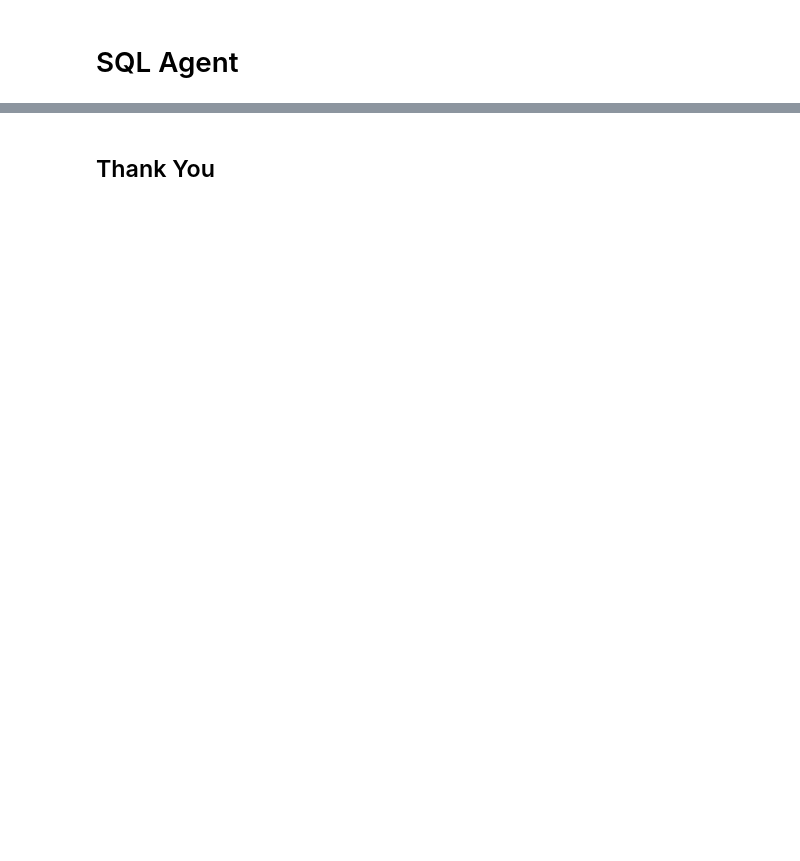
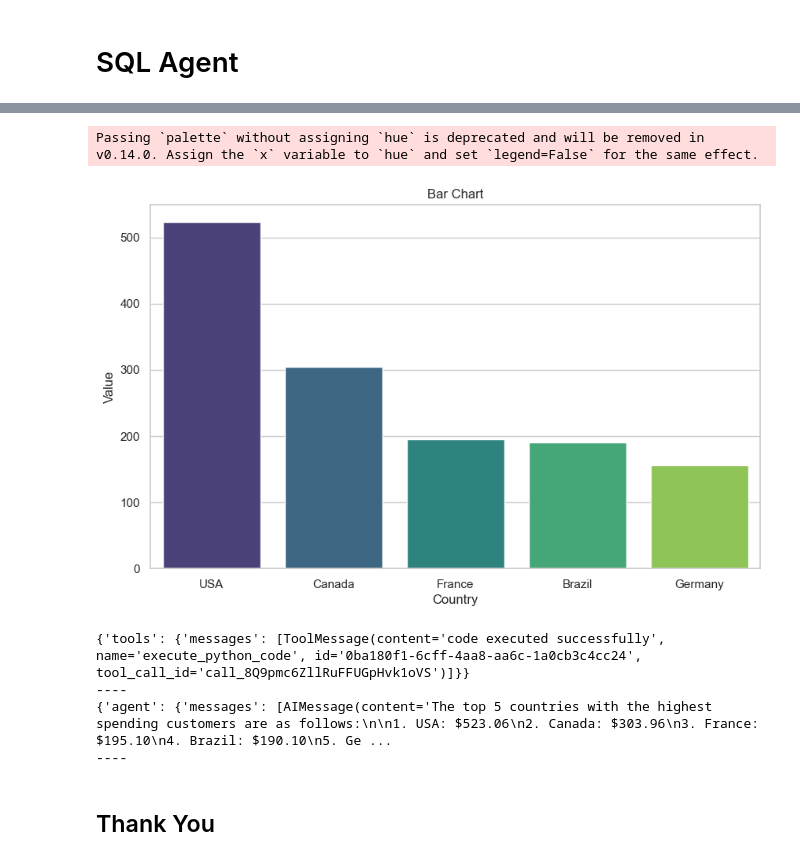
Before and after one commit to anshupandey/ms-generativeai-apr2025, a Jupyter notebook: code11_SQL_Agent.ipynb, the cells around one changed output, grey strips where cells are left out. Saved outputs shown, nothing was run; the diff lists cells and outputs as text; code cells hidden in the pictures; blank space fills up the shorter version.

Commit message:
added tools for python code

```diff
--- a/code11_SQL_Agent.ipynb
+++ b/code11_SQL_Agent.ipynb
@@ -196,2 +170,0 @@ Tool(name='generate_chart', description='Generates a chart for data retrived fro
-# %%
-tools.append(graph_tool)
@@ -199,0 +171,33 @@ agent_executor = create_react_agent(llm, tools,)
+# %%
+from langchain_core.tools import tool
+
+@tool
+def generate_python_code_for_graph(data:str, chart_type:str):
+    """ THis function can be used to generate python code to plot any chart, given the data.
+    Use this once the data to be plotted is available either provided by user or data coming from sql query result.
+
+    Provide the data as python list / dict in string format and chart_typ, e.g. bar, pie etc.
+    """
+    prompt = f""" you are an expert python programmer, write python code to generate {chart_type} for the
+    data: {data}  Keep the code clean, so not write any other expalanation, the code should be executed by exec() in python directly.
+    provide the code as string without any other text. Use libraries like pandas, numpy, matplotlib and seaborn only."""
+    output = llm.invoke(prompt)
+    return output
+
+@tool
+def check_python_code(code:str):
+    """ This funciton can be used to check quality of a python code and clean it.
+    it is to be used after generate_python_code_for_graph and before execute_python_code. """
+    prompt = f""" for the provided code remove any extra string, triple backticks or any dditional text to make it possible
+    to execute using exec() function, do not change the code. code: {code}"""
+    output = llm.invoke(prompt)
+    return output
+
+@tool
+def execute_python_code(code:str):
+    """this function executes any python clean code, use it after check_python_code. expects code in string as input."""
+    exec(code)
+    return "code executed successfully"
+# %%
+tools.extend([generate_python_code_for_graph,check_python_code,execute_python_code])
+tools
@@ -200,6 +212,7 @@ agent_executor = create_react_agent(llm, tools,)
 # %%
+agent_executor = create_react_agent(llm, tools,)
 for s in agent_executor.stream(
-    {"messages": [HumanMessage(content="Which country's customers spent the most? Generate Graph for this")]}
+    {"messages": [HumanMessage(content="Which country's customers spent the most?")]}
 ):
     print(s)
     print("----")
@@ -223,0 +242,7 @@ for s in agent_executor.stream(
+# %%
+for s in agent_executor.stream(
+    {"messages": [HumanMessage(content="which 5 countries customers are most spenders, provide data with value and plot a bar chart.")]}
+):
+    print(s)
+    print("----")
+# %% [output]
@@ -224,3 +266,9 @@ for s in agent_executor.stream(
+Passing `palette` without assigning `hue` is deprecated and will be removed in v0.14.0. Assign the `x` variable to `hue` and set `legend=False` for the same effect.
+[figure, added]
+{'tools': {'messages': [ToolMessage(content='code executed successfully', name='execute_python_code', id='0ba180f1-6cff-4aa8-aa6c-1a0cb3c4cc24', tool_call_id='call_8Q9pmc6ZllRuFFUGpHvk1oVS')]}}
+----
+{'agent': {'messages': [AIMessage(content='The top 5 countries with the highest spending customers are as follows:\n\n1. USA: $523.06\n2. Canada: $303.96\n3. France: $195.10\n4. Brazil: $190.10\n5. Ge ...
+----
 # %%
 #
 # %% [markdown]
```
Also changed, not shown: parts of 18 cells of this notebook.
